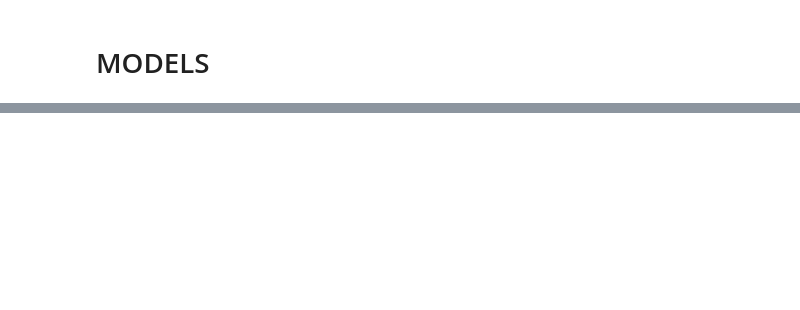
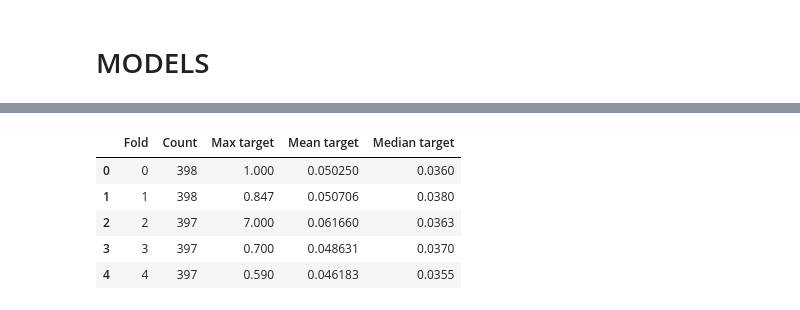
Before and after one commit to paulagirones/Aerogels_thermal_conductivity, a Jupyter notebook: aerogels_thermal_conductivity_ml.ipynb, the cells around one changed output, grey strips where cells are left out. Saved outputs shown, nothing was run; the diff lists cells and outputs as text; code cells hidden in the pictures; blank space fills up the shorter version.

```diff
--- a/aerogels_thermal_conductivity_ml.ipynb
+++ b/aerogels_thermal_conductivity_ml.ipynb
@@ -1439,0 +1627,21 @@ Test set: (497, 19)
+# %%
+#MODEL B ¿Cuánto mejora la predicción cuando además conocemos propiedades estructurales y físicas del material ya fabricado?
+characterization_features = [
+    'Density',
+    'Porosity',
+    'BET',
+    'Pore_size',
+    'Pore_volume',
+    'Elastic_modulus'
+]
+
+assisted_features = (
+    design_features
+    + characterization_features
+)
+
+X_assisted = df[assisted_features]
+
+print("Characterization-assisted model:")
+print("X shape:", X_assisted.shape)
+print("y shape:", y.shape)
@@ -1487,0 +3129,22 @@ preprocessor_d = ColumnTransformer(
+# %%
+fold_target_summary = []
+
+for fold, (_, val_idx) in enumerate(cv.split(X_assisted_train)):
+    y_val_fold = y_train.iloc[val_idx]
+
+    fold_target_summary.append({
+        'Fold': fold,
+        'Count': len(y_val_fold),
+        'Max target': y_val_fold.max(),
+        'Mean target': y_val_fold.mean(),
+        'Median target': y_val_fold.median()
+    })
+
+display(pd.DataFrame(fold_target_summary))
+# %% [output]
+|  | Fold | Count | Max target | Mean target | Median target |
+| 0 | 0 | 398 | 1.000 | 0.050250 | 0.0360 |
+| 1 | 1 | 398 | 0.847 | 0.050706 | 0.0380 |
+| 2 | 2 | 397 | 7.000 | 0.061660 | 0.0363 |
+| 3 | 3 | 397 | 0.700 | 0.048631 | 0.0370 |
+| 4 | 4 | 397 | 0.590 | 0.046183 | 0.0355 |
```
Also changed, not shown: parts of 92 cells of this notebook.
